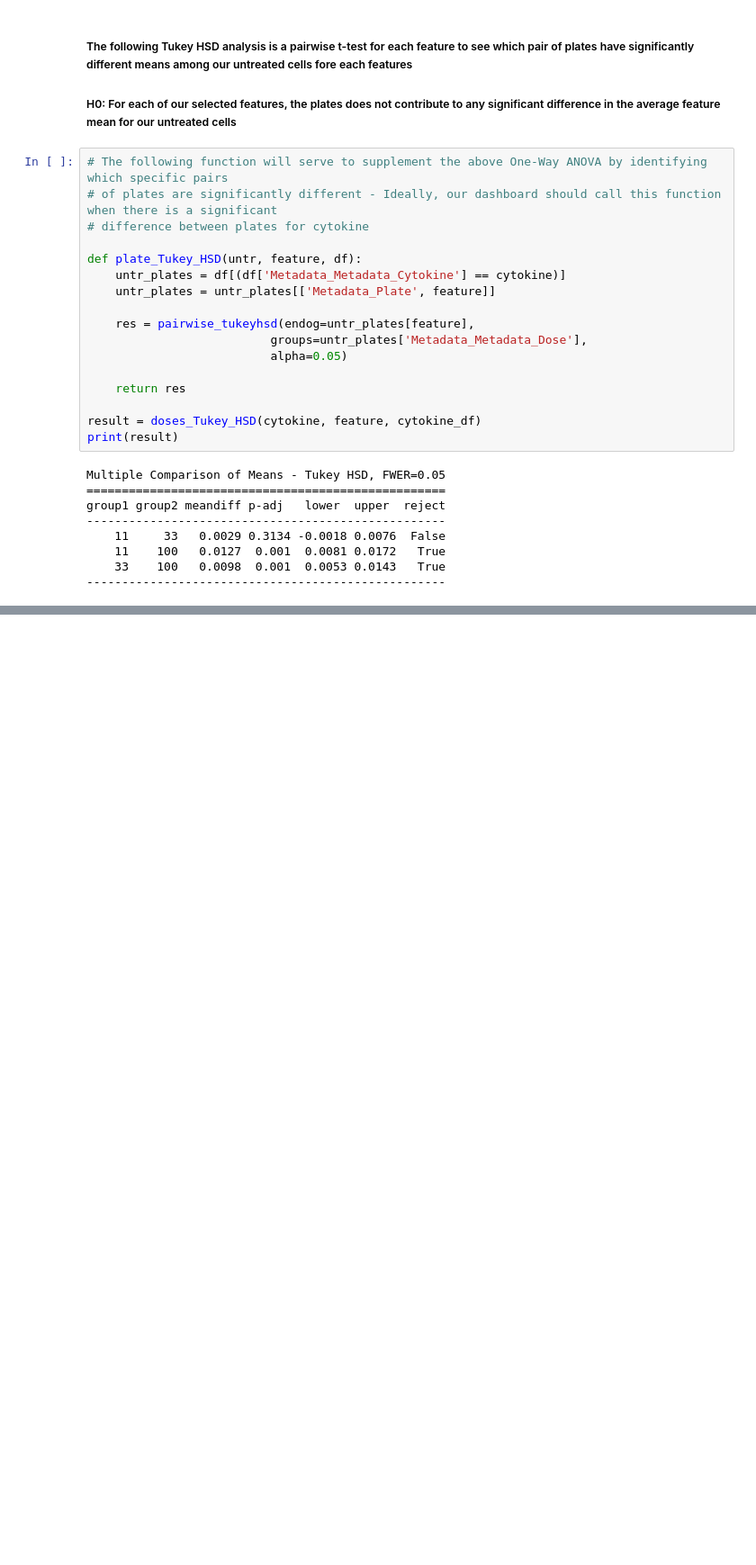
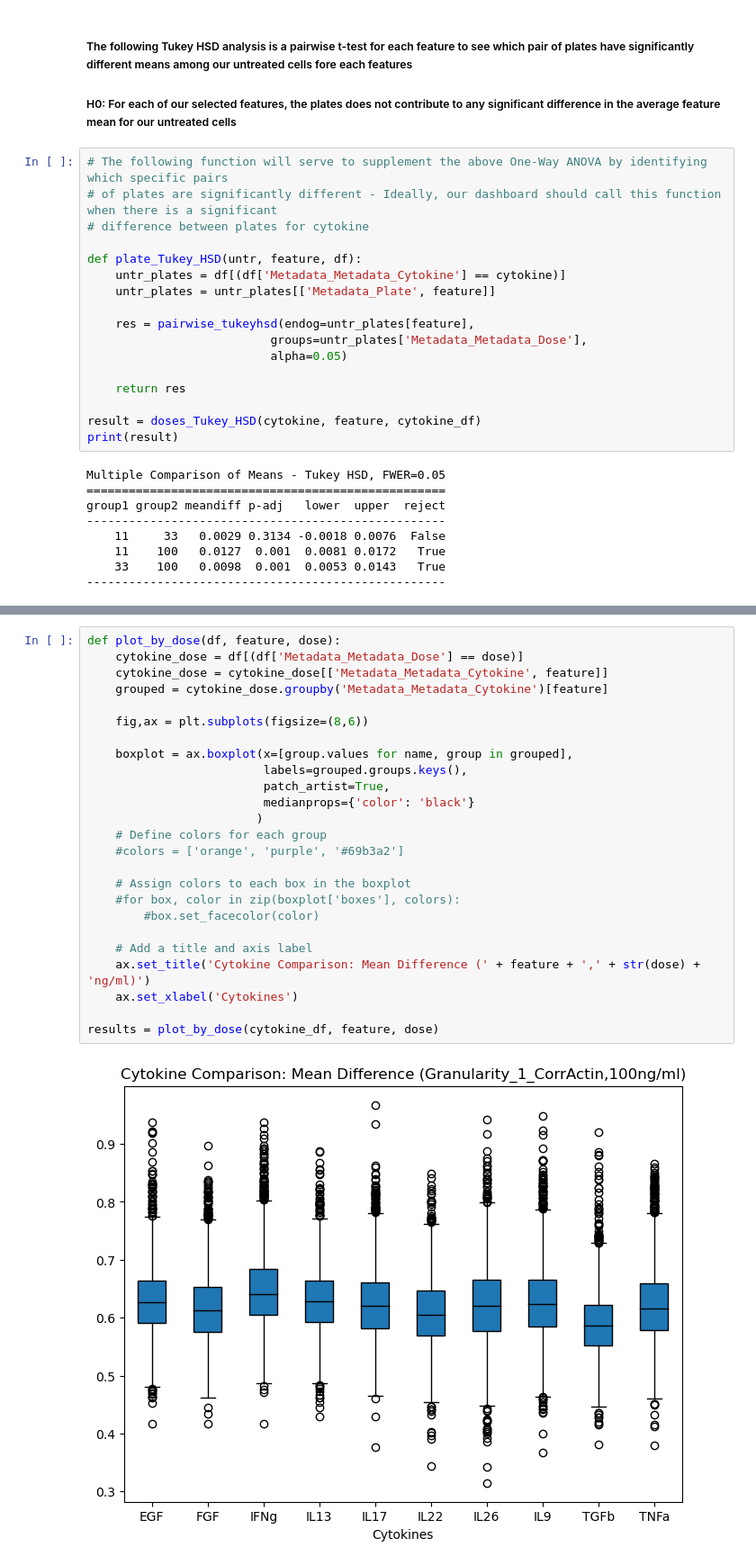
Before and after one commit to hww1999/HTI, a Jupyter notebook: Analysis/stats_eda_MB.ipynb, the cells around one changed output, grey strips where cells are left out. Shown at 90% size. Cells and saved outputs as stored; diff of their text form; blank space fills up the shorter version.

Commit message:
Changes in cytokines and doses pages on dashboard

```diff
--- a/Analysis/stats_eda_MB.ipynb
+++ b/Analysis/stats_eda_MB.ipynb
@@ -335,0 +385,27 @@ group1 group2 meandiff p-adj   lower  upper  reject
+# %%
+def plot_by_dose(df, feature, dose):
+    cytokine_dose = df[(df['Metadata_Metadata_Dose'] == dose)]
+    cytokine_dose = cytokine_dose[['Metadata_Metadata_Cytokine', feature]]
+    grouped = cytokine_dose.groupby('Metadata_Metadata_Cytokine')[feature]
+
+    fig,ax = plt.subplots(figsize=(8,6))
+
+    boxplot = ax.boxplot(x=[group.values for name, group in grouped],
+                         labels=grouped.groups.keys(),
+                         patch_artist=True,
+                         medianprops={'color': 'black'}
+                        )
+    # Define colors for each group
+    #colors = ['orange', 'purple', '#69b3a2']
+
+    # Assign colors to each box in the boxplot
+    #for box, color in zip(boxplot['boxes'], colors):
+        #box.set_facecolor(color)
+
+    # Add a title and axis label
+    ax.set_title('Cytokine Comparison: Mean Difference (' + feature + ',' + str(dose) + 'ng/ml)')
+    ax.set_xlabel('Cytokines')
+
+results = plot_by_dose(cytokine_df, feature, dose)
+# %% [output]
+[figure, added]
```
Also changed, not shown: parts of 5 cells of this notebook.
